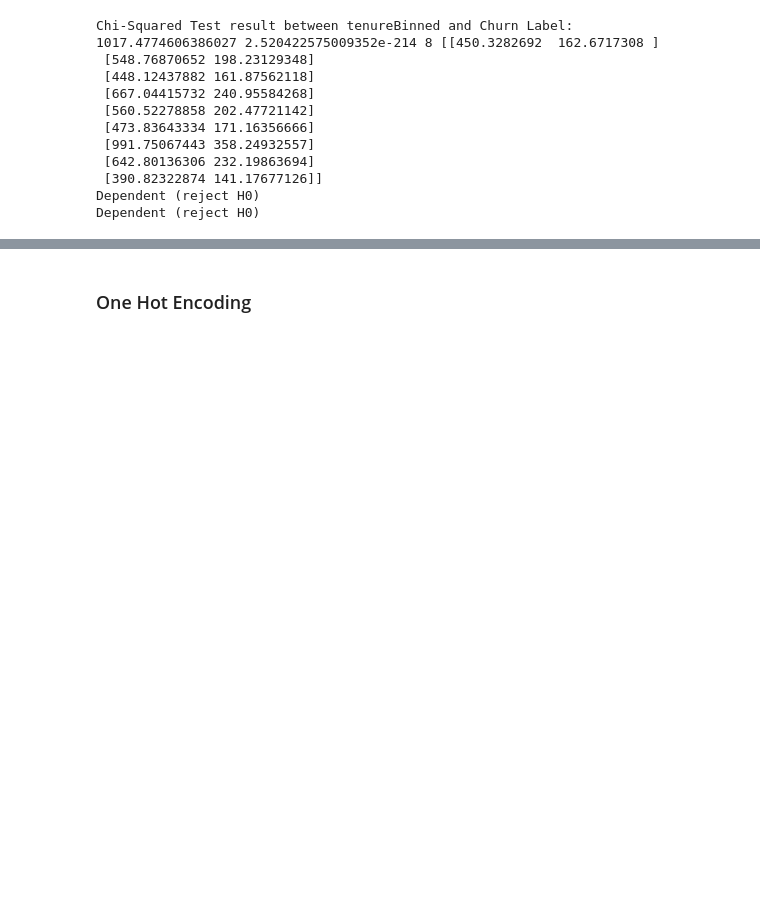
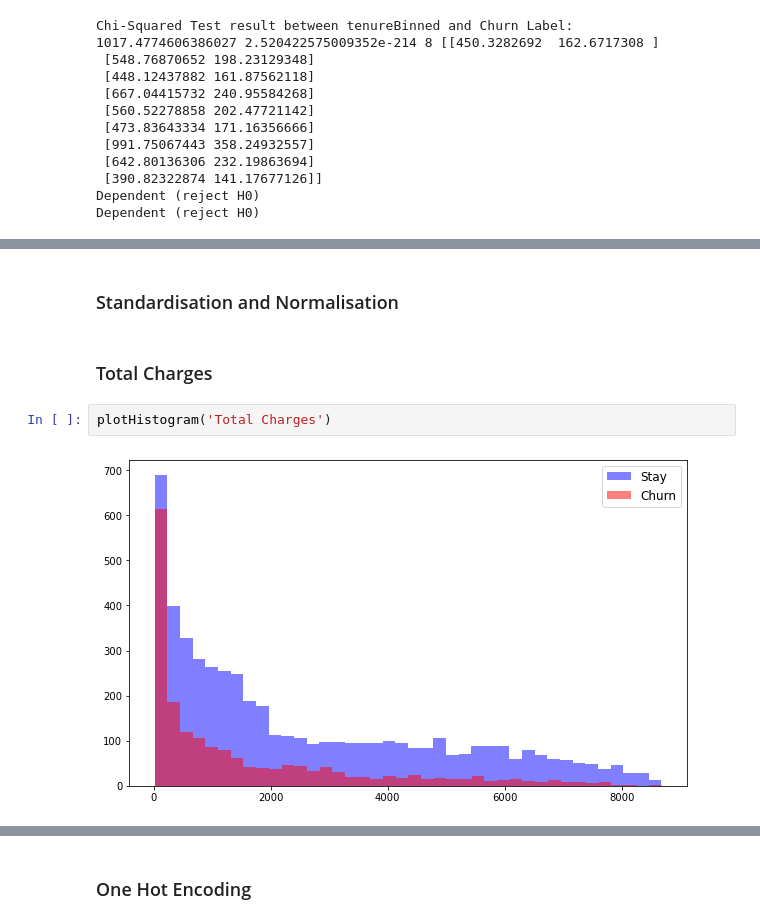
Before and after one commit to lucienwalewski/cse204project, a Jupyter notebook: src/preprocessing.ipynb, the cells around one changed output, grey strips where cells are left out. Cells and saved outputs as stored; diff of their text form; blank space fills up the shorter version.

Commit message:
Began standardisation

```diff
--- a/src/preprocessing.ipynb
+++ b/src/preprocessing.ipynb
@@ -762,0 +801,8 @@ Dependent (reject H0)
+# %% [markdown]
+### Standardisation and Normalisation
+# %% [markdown]
+### Total Charges
+# %%
+plotHistogram('Total Charges')
+# %% [output]
+[figure, added]
```
Also changed, not shown: parts of 10 cells of this notebook.
